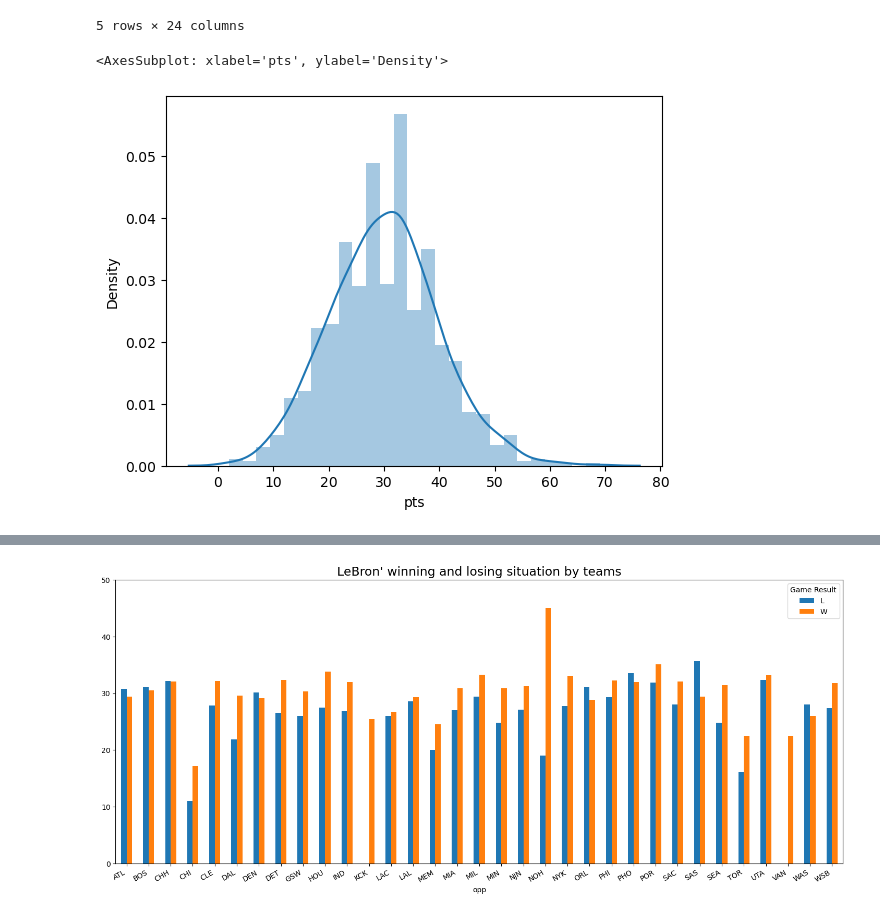
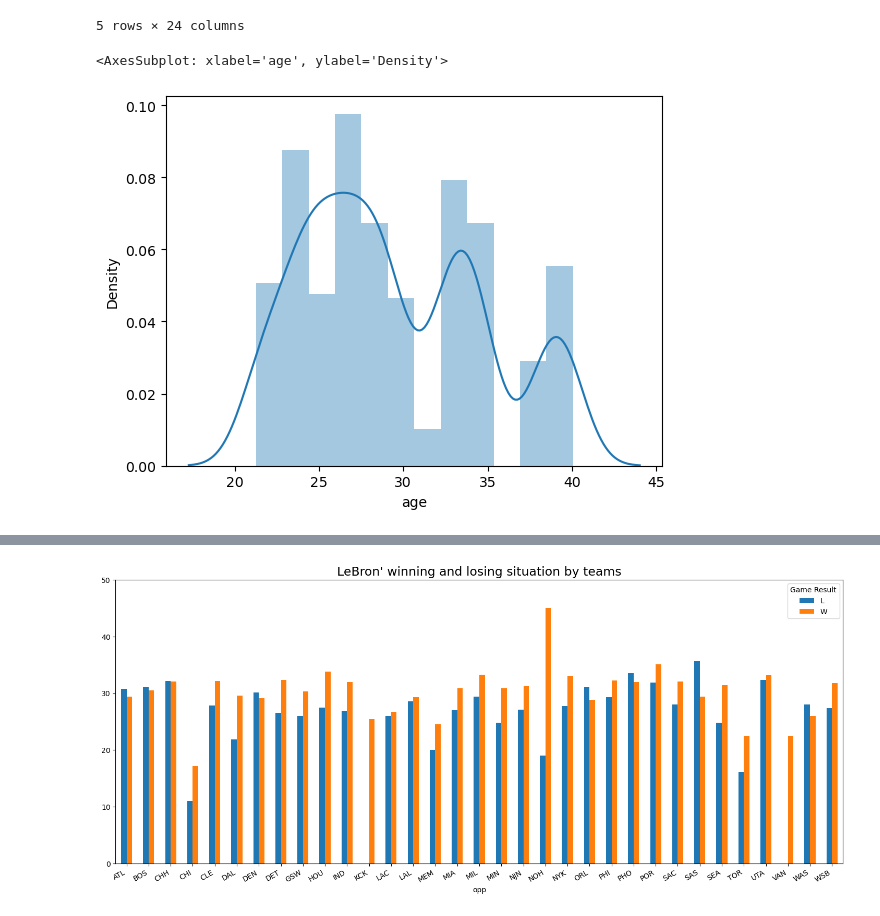
Before and after one commit to jonaprg/Jordan_vs_Lebron_Prediction, a Jupyter notebook: notebooks/develop/LebronVsJordanPrediction.ipynb, the cells around one changed output, grey strips where cells are left out. Cells and saved outputs as stored; diff of their text form; code cells hidden in the pictures.

```diff
--- a/notebooks/develop/LebronVsJordanPrediction.ipynb
+++ b/notebooks/develop/LebronVsJordanPrediction.ipynb
@@ -85,7 +91,7 @@ jordan_dataset.head()
 | 4 | 5 | 21.258 | CHI | DEN | L | 33.0 | 7 | 15 | 0.467 | 0 | ... | ... |
 5 rows × 24 columns
 # %%
-sns.distplot(jordan_dataset['pts'])
+sns.distplot(jordan_dataset['age'])
 # %% [output]
-<AxesSubplot: xlabel='pts', ylabel='Density'>
+<AxesSubplot: xlabel='age', ylabel='Density'>
-[figure, old version]
+[figure, new version]
```
Also changed, not shown: parts of 37 cells of this notebook.
